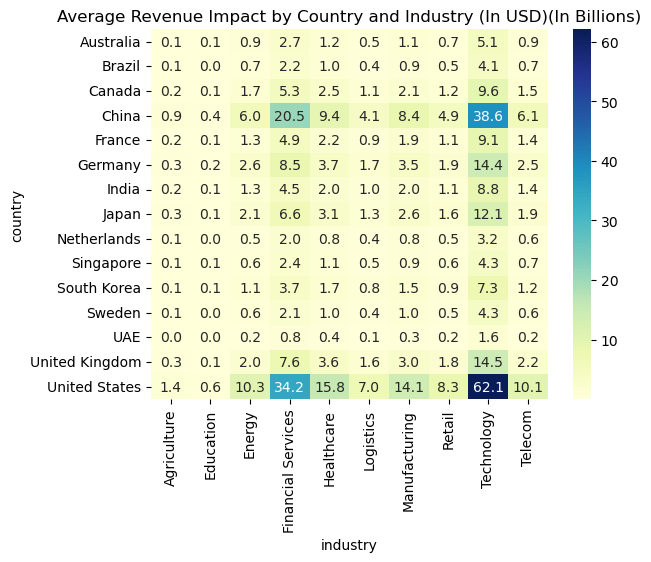
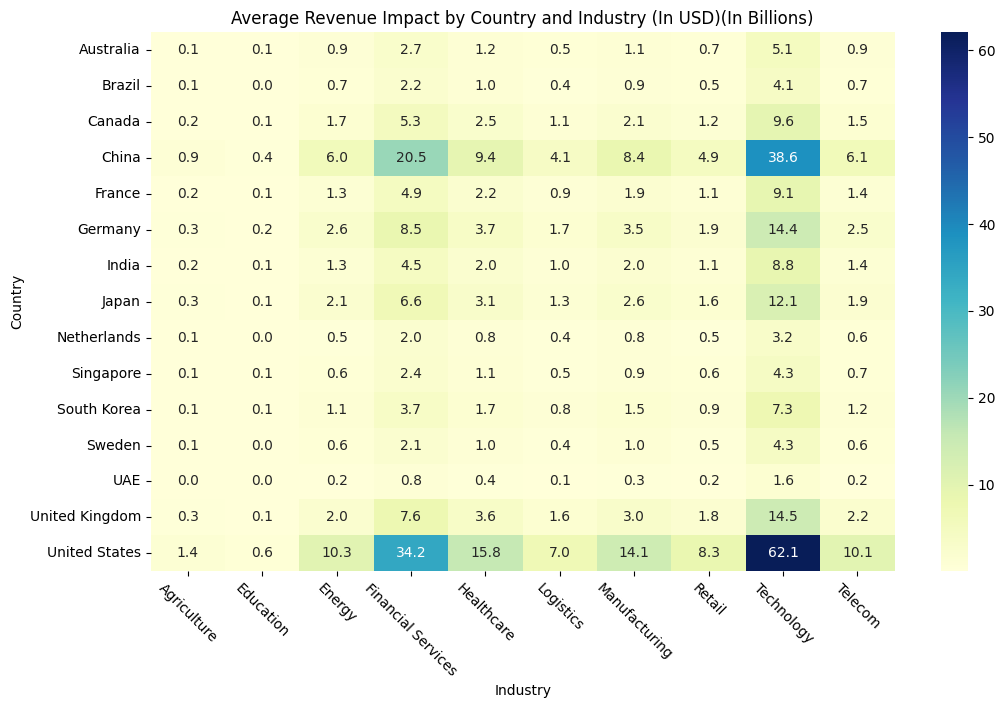
The change to this notebook cell's code, shown as a diff; its figure went from the first image to the second:
--- before
+++ after
@@ -21,5 +21,5 @@
 
 heatmap_data = heatmap_data / 1e9
-
+plt.figure(figsize=(12,7))
 sns.heatmap(
     heatmap_data,
@@ -28,5 +28,7 @@
     cmap="YlGnBu"
 )
-
+plt.xticks(rotation=-45)
+plt.xlabel('Industry')
+plt.ylabel('Country')
 plt.title("Average Revenue Impact by Country and Industry (In USD)(In Billions)")
 plt.show()
@@ -41,4 +43,5 @@
     aggfunc="mean"
 )
+plt.figure(figsize=(12,7))
 sns.heatmap(
     efficiency_heatmap,
@@ -47,5 +50,7 @@
     cmap="YlGnBu"
 )
-
+plt.xlabel('Industry')
+plt.ylabel('Country')
+plt.xticks(rotation=-45)
 plt.title("Investment Efficiency by Country and Industry")
 plt.show()

Commit: Updated dashboard